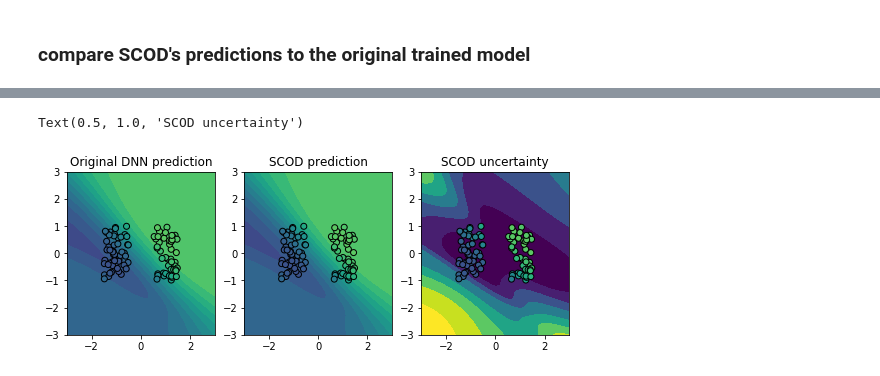
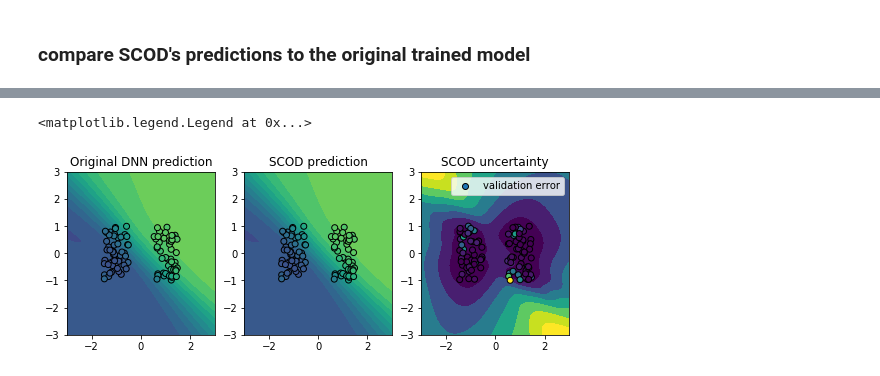
Before and after one commit to StanfordASL/scod-module, a Jupyter notebook: demos/2d_toy_example.ipynb, the cells around one changed output, grey strips where cells are left out. Drawn from its saved outputs; the diff is of its cells as text; code cells hidden in the pictures.

```diff
--- a/demos/2d_toy_example.ipynb
+++ b/demos/2d_toy_example.ipynb
@@ -51,7 +71,7 @@ model = torch.nn.Sequential(
 )
 
 # here, we interpret the output of the DNN as the mean of a Gaussian
-dist_constructor = lambda theta: scod.distributions.Normal(loc=theta, scale=1.)
+dist_constructor = lambda theta: scod.distributions.Normal(loc=theta, scale=0.2)
 # %% [markdown]
 ### train a base DNN model
 # %%
@@ -109,6 +129,7 @@ Now, we apply SCOD to the network to add uncertainty estimation
 unc_model = scod.SCOD(model, dist_constructor, args={
     'num_eigs': 50,
     'num_samples': 304,
-    'sketch_type': 'srft'
+    'sketch_type': 'srft',
+    'per_parameter_prior': True,
 })
 # %% [output]
@@ -124,5 +145,6 @@ using T = 304
 ### use validation dataset to optimize prior variance
 # %%
 val_dataset = TwoDDataset(split='val')
-unc_model.reset_prior_scale()
-unc_model.optimize_prior_scale_by_nll(val_dataset, num_epochs=10)
+unc_model.log_prior_scale.data *= 0
+loss_curve = unc_model.optimize_prior_scale_by_nll(val_dataset, num_epochs=30)
+plt.plot(loss_curve)
@@ -141,14 +314,16 @@ uncs = uncs.detach().cpu().numpy()
 # %%
 fig, axes = plt.subplots(1,3, figsize=[9,3])
+val_Y = model(val_dataset.X).detach().cpu().numpy()[:,0]
 axes[0].contourf(X1,X2,yhat.reshape(X1.shape), levels=10, vmin=-2., vmax=2.)
 axes[0].scatter(dataset.X[:,0], dataset.X[:,1], c=dataset.Y, vmin=-2, vmax=2, edgecolors='k')
 axes[0].set_title('Original DNN prediction')
 axes[1].contourf(X1,X2,scod_yhat.reshape(X1.shape), levels=10, vmin=-2., vmax=2.)
 axes[1].scatter(dataset.X[:,0], dataset.X[:,1], c=dataset.Y, vmin=-2, vmax=2, edgecolors='k')
 axes[1].set_title('SCOD prediction')
 axes[2].contourf(X1,X2,uncs.reshape(X1.shape), extend="both")
-axes[2].scatter(dataset.X[:,0], dataset.X[:,1], c=dataset.Y, vmin=-2, vmax=2, edgecolors='k') #marker='x', facecolor='k', alpha=0.1)
+axes[2].scatter(val_dataset.X[:,0], val_dataset.X[:,1], c=(dataset.Y - val_Y)**2, edgecolors='k', label="validation error") #marker='x', facecolor='k', alpha=0.1)
 axes[2].set_title('SCOD uncertainty')
+axes[2].legend()
 # %% [output]
-Text(0.5, 1.0, 'SCOD uncertainty')
+<matplotlib.legend.Legend at 0x...>
-[figure, old version]
+[figure, new version]
```
Also changed, not shown: parts of 23 cells of this notebook, 1 other file.
